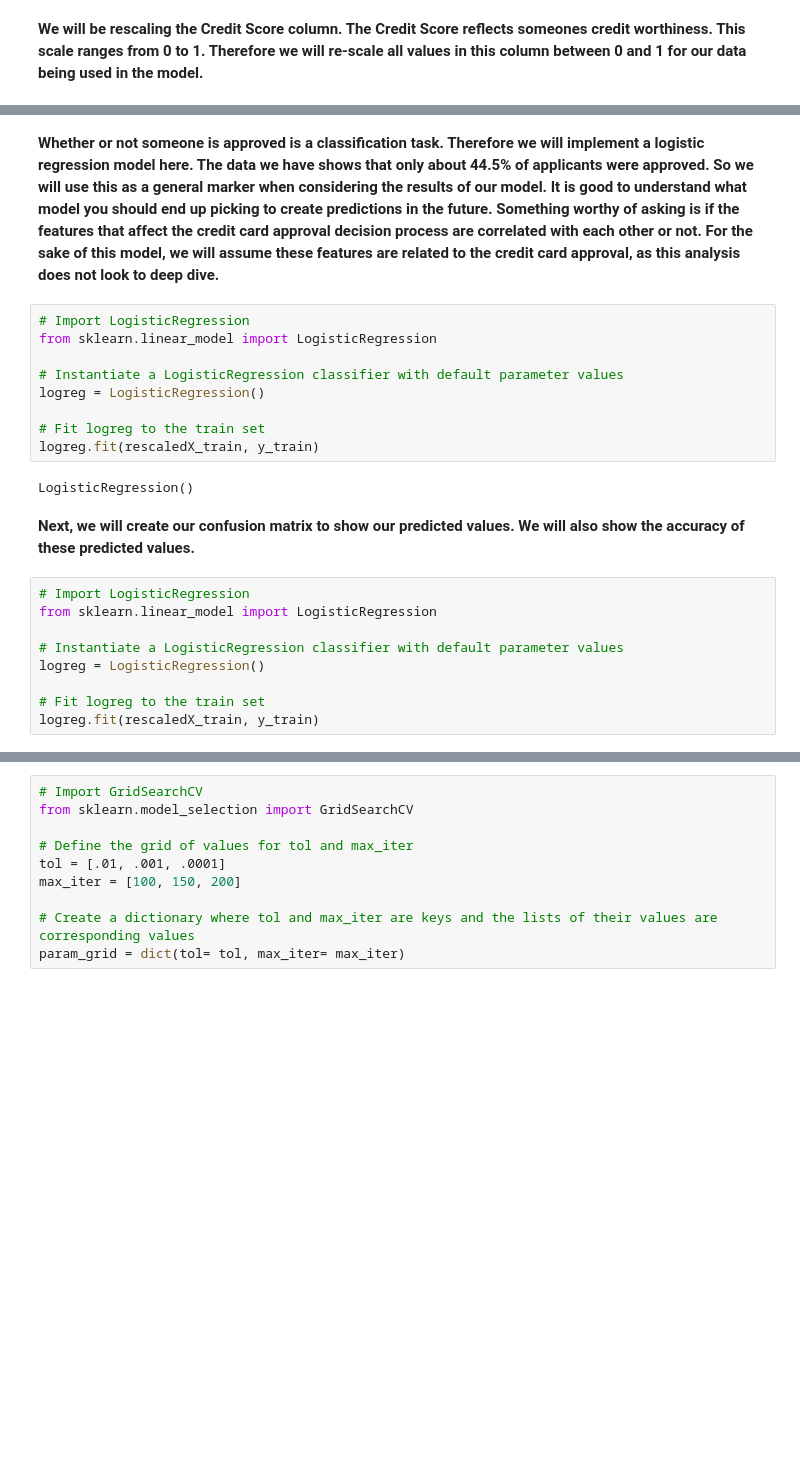
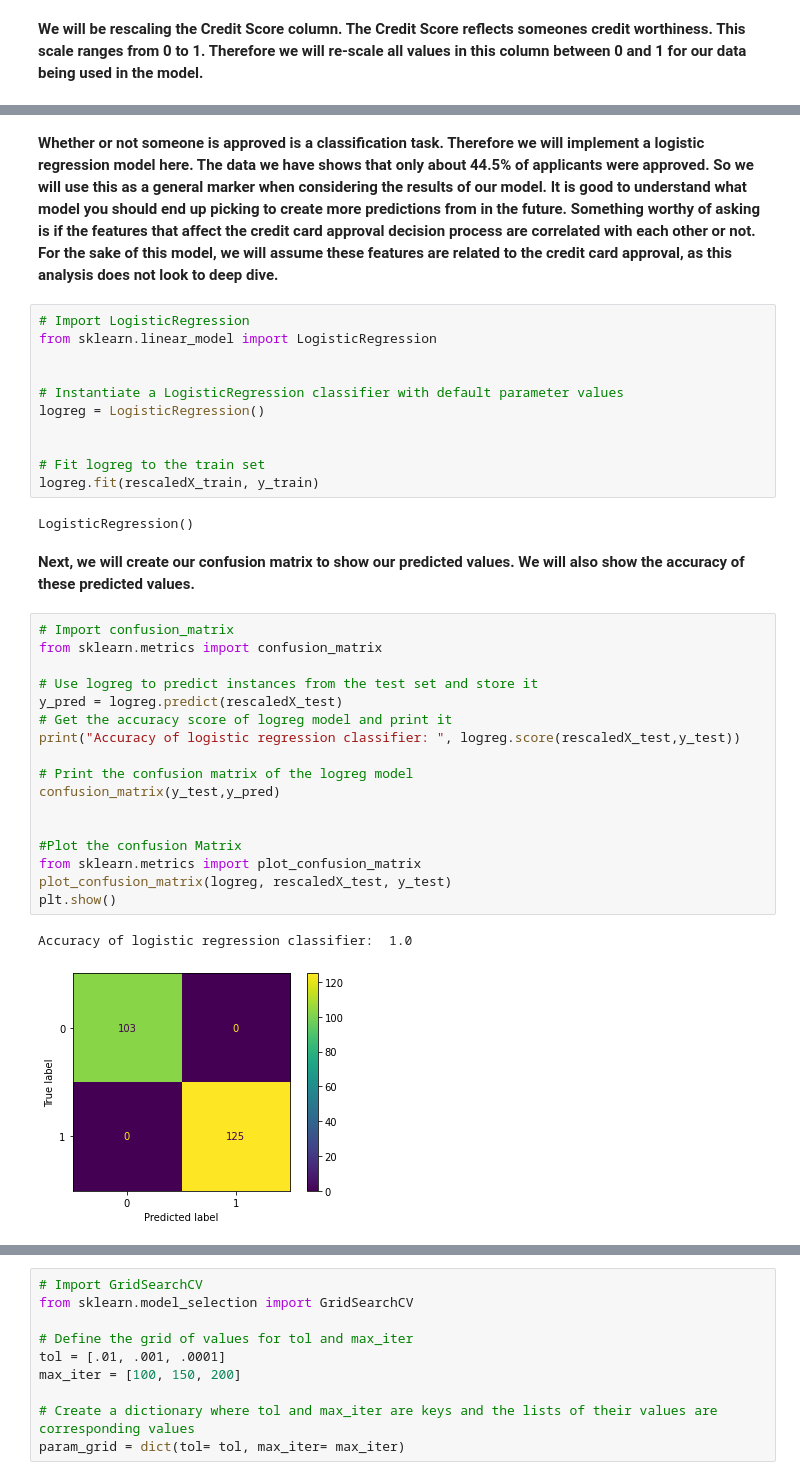
Before and after one commit to DavidStrickland19/Credit-Card-Approval-Predictions, a Jupyter notebook: Credit_Card_Approval_Predictions.ipynb, the cells around one changed output, grey strips where cells are left out. Saved outputs shown, nothing was run; the diff lists cells and outputs as text; blank space fills up the shorter version.

```diff
--- a/Credit_Card_Approval_Predictions.ipynb
+++ b/Credit_Card_Approval_Predictions.ipynb
@@ -179,25 +181,38 @@ rescaledX_test = scaler.transform(X_test)
 # %% [markdown]
-**Whether or not someone is approved is a classification task. Therefore we will implement a logistic regression model here. The data we have shows that only about 44.5% of applicants were approved. So we will use this as a general marker when considering the results of our model. It is good to understand what model you should end up picking to create predictions in the future. Something worthy of asking is if the features that affect the credit card approval decision process are correlated with each other or not. For the sake of this model, we will assume these features are related to the credit card approval, as this analysis does not look to deep dive.**
+**Whether or not someone is approved is a classification task. Therefore we will implement a logistic regression model here. The data we have shows that only about 44.5% of applicants were approved. So we will use this as a general marker when considering the results of our model. It is good to understand what model you should end up picking to create more predictions from in the future. Something worthy of asking is if the features that affect the credit card approval decision process are correlated with each other or not. For the sake of this model, we will assume these features are related to the credit card approval, as this analysis does not look to deep dive.**
 # %%
 # Import LogisticRegression
 from sklearn.linear_model import LogisticRegression
 
+
 # Instantiate a LogisticRegression classifier with default parameter values
 logreg = LogisticRegression()
 
+
 # Fit logreg to the train set
 logreg.fit(rescaledX_train, y_train)
 # %% [output]
 LogisticRegression()
 # %% [markdown]
 **Next, we will create our confusion matrix to show our predicted values. We will also show the accuracy of these predicted values.**
-# %%
-# Import LogisticRegression
-from sklearn.linear_model import LogisticRegression
-
-# Instantiate a LogisticRegression classifier with default parameter values
-logreg = LogisticRegression()
-
-# Fit logreg to the train set
-logreg.fit(rescaledX_train, y_train)
+# %%
+# Import confusion_matrix
+from sklearn.metrics import confusion_matrix
+
+# Use logreg to predict instances from the test set and store it
+y_pred = logreg.predict(rescaledX_test)
+# Get the accuracy score of logreg model and print it
+print("Accuracy of logistic regression classifier: ", logreg.score(rescaledX_test,y_test))
+
+# Print the confusion matrix of the logreg model
+confusion_matrix(y_test,y_pred)
+
+
+#Plot the confusion Matrix
+from sklearn.metrics import plot_confusion_matrix
+plot_confusion_matrix(logreg, rescaledX_test, y_test)
+plt.show()
+# %% [output]
+Accuracy of logistic regression classifier:  1.0
+[figure, added]
 # %% [markdown]
```
Also changed, not shown: parts of 6 cells of this notebook.
